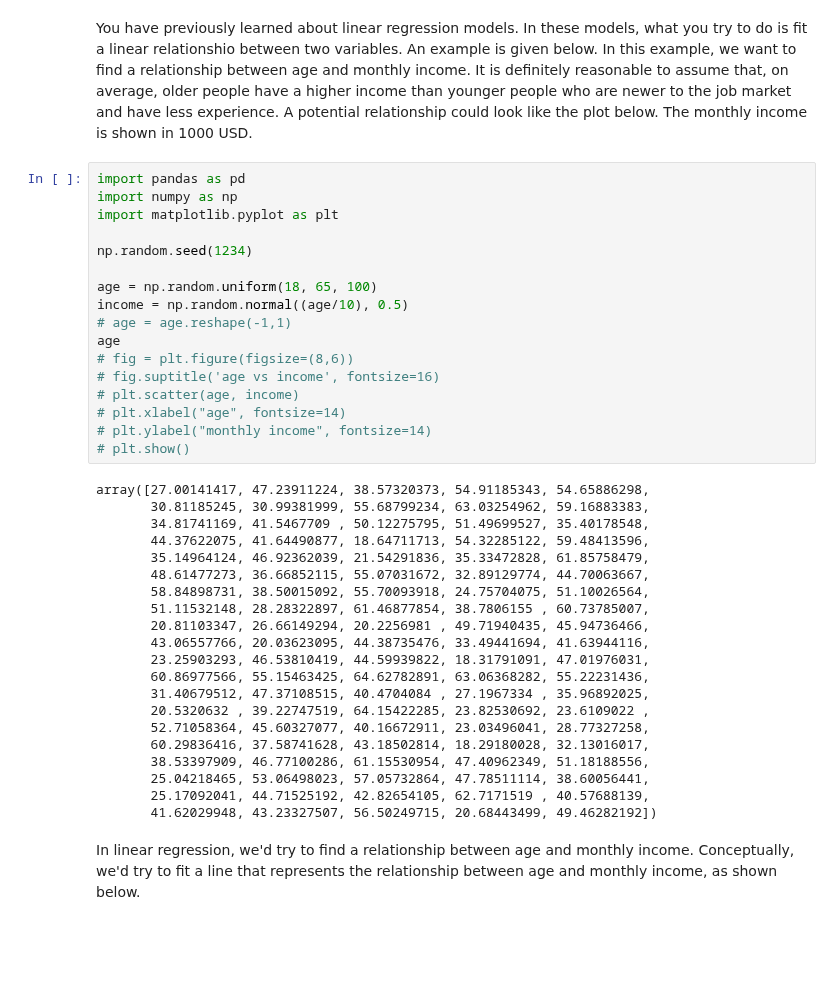
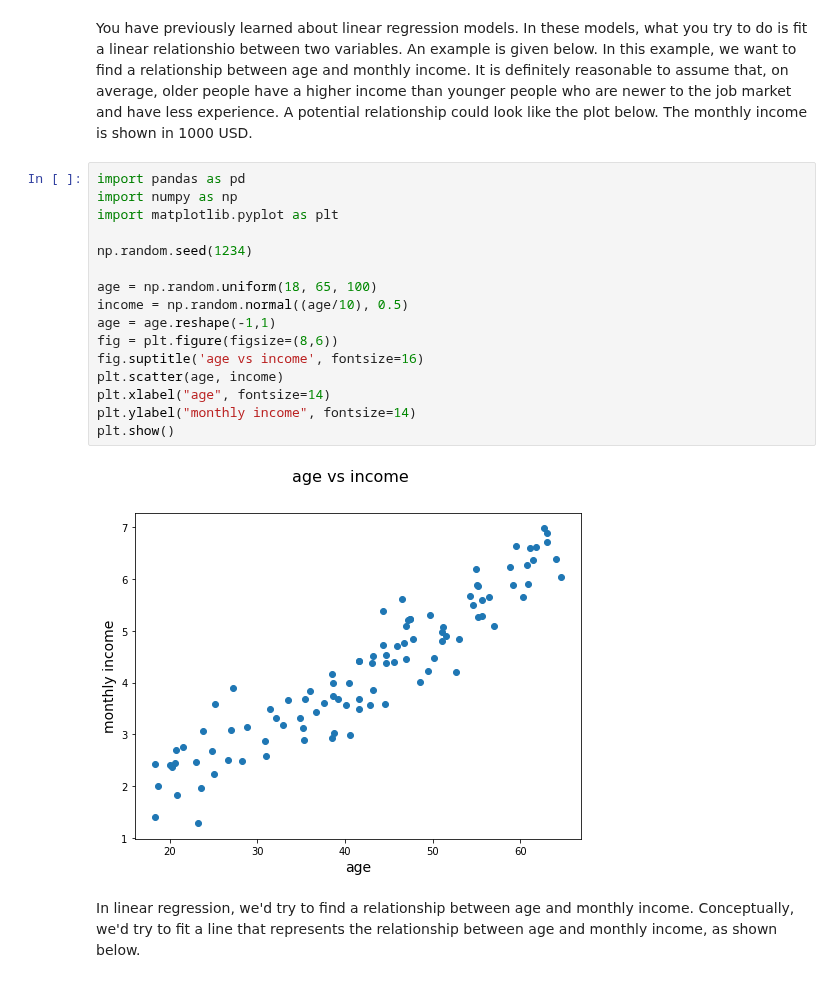
Before and after one commit to Chris-Manna/dsc-3-29-02-linear-to-logistic-regression-nyc-career-ds-102218, a Jupyter notebook: index.ipynb, the cells around one changed output. Cells and saved outputs as stored; diff of their text form; blank space fills up the shorter version.

```diff
--- a/index.ipynb
+++ b/index.ipynb
@@ -15,41 +15,21 @@ You have previously learned about linear regression models. In these models, wha
 # %%
 import pandas as pd
 import numpy as np
 import matplotlib.pyplot as plt
 
 np.random.seed(1234)
 
 age = np.random.uniform(18, 65, 100)
 income = np.random.normal((age/10), 0.5)
-# age = age.reshape(-1,1)
-age
-# fig = plt.figure(figsize=(8,6))
-# fig.suptitle('age vs income', fontsize=16)
-# plt.scatter(age, income)
-# plt.xlabel("age", fontsize=14)
-# plt.ylabel("monthly income", fontsize=14)
-# plt.show()
+age = age.reshape(-1,1)
+fig = plt.figure(figsize=(8,6))
+fig.suptitle('age vs income', fontsize=16)
+plt.scatter(age, income)
+plt.xlabel("age", fontsize=14)
+plt.ylabel("monthly income", fontsize=14)
+plt.show()
 # %% [output]
-array([27.00141417, 47.23911224, 38.57320373, 54.91185343, 54.65886298,
-       30.81185245, 30.99381999, 55.68799234, 63.03254962, 59.16883383,
-       34.81741169, 41.5467709 , 50.12275795, 51.49699527, 35.40178548,
-       44.37622075, 41.64490877, 18.64711713, 54.32285122, 59.48413596,
-       35.14964124, 46.92362039, 21.54291836, 35.33472828, 61.85758479,
-       48.61477273, 36.66852115, 55.07031672, 32.89129774, 44.70063667,
-       58.84898731, 38.50015092, 55.70093918, 24.75704075, 51.10026564,
-       51.11532148, 28.28322897, 61.46877854, 38.7806155 , 60.73785007,
-       20.81103347, 26.66149294, 20.2256981 , 49.71940435, 45.94736466,
-       43.06557766, 20.03623095, 44.38735476, 33.49441694, 41.63944116,
-       23.25903293, 46.53810419, 44.59939822, 18.31791091, 47.01976031,
-       60.86977566, 55.15463425, 64.62782891, 63.06368282, 55.22231436,
-       31.40679512, 47.37108515, 40.4704084 , 27.1967334 , 35.96892025,
-       20.5320632 , 39.22747519, 64.15422285, 23.82530692, 23.6109022 ,
-       52.71058364, 45.60327077, 40.16672911, 23.03496041, 28.77327258,
-       60.29836416, 37.58741628, 43.18502814, 18.29180028, 32.13016017,
-       38.53397909, 46.77100286, 61.15530954, 47.40962349, 51.18188556,
-       25.04218465, 53.06498023, 57.05732864, 47.78511114, 38.60056441,
-       25.17092041, 44.71525192, 42.82654105, 62.7171519 , 40.57688139,
-       41.62029948, 43.23327507, 56.50249715, 20.68443499, 49.46282192])
+[figure, added]
 # %% [markdown]
 In linear regression, we'd try to find a relationship between age and monthly income. Conceptually, we'd try to fit a line that represents the relationship between age and monthly income, as shown below.
 # %%
```
Also changed, not shown: parts of 1 cell of this notebook.
